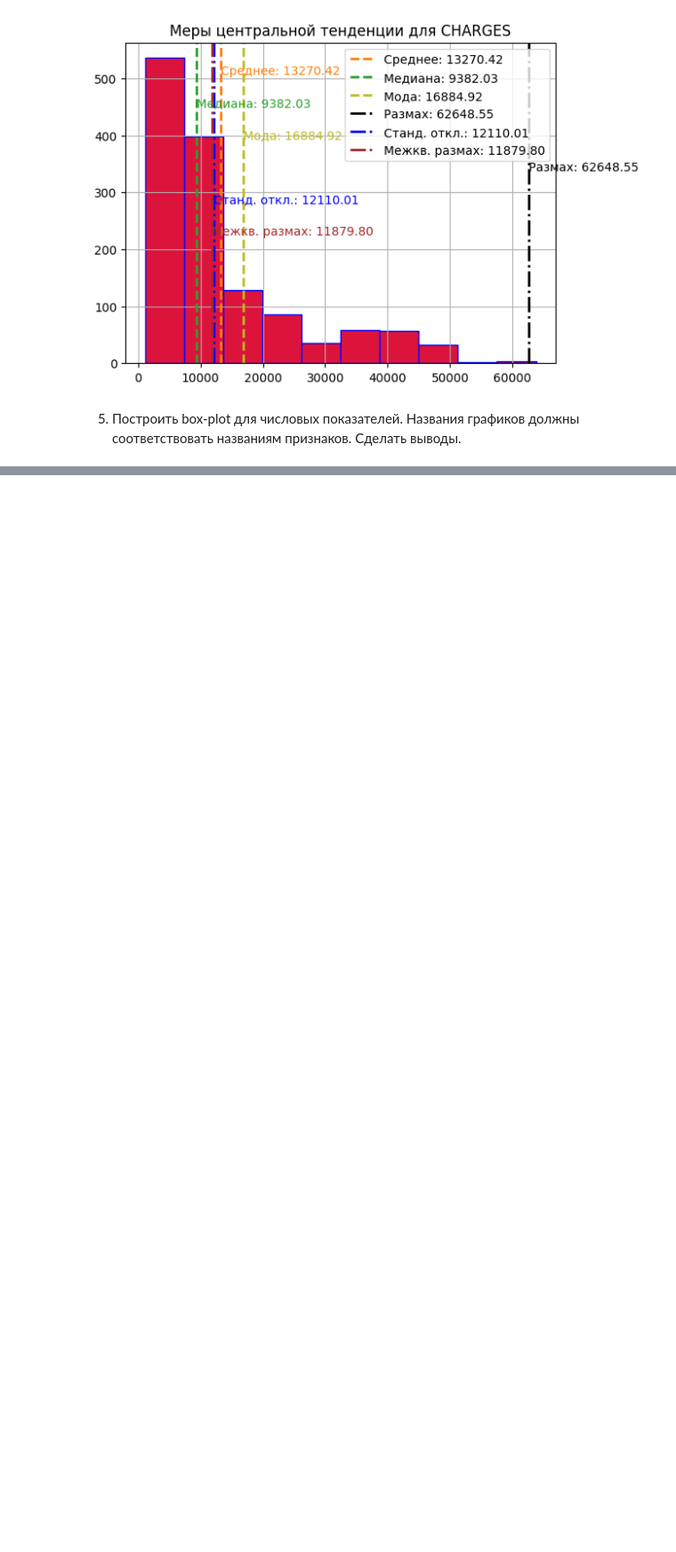
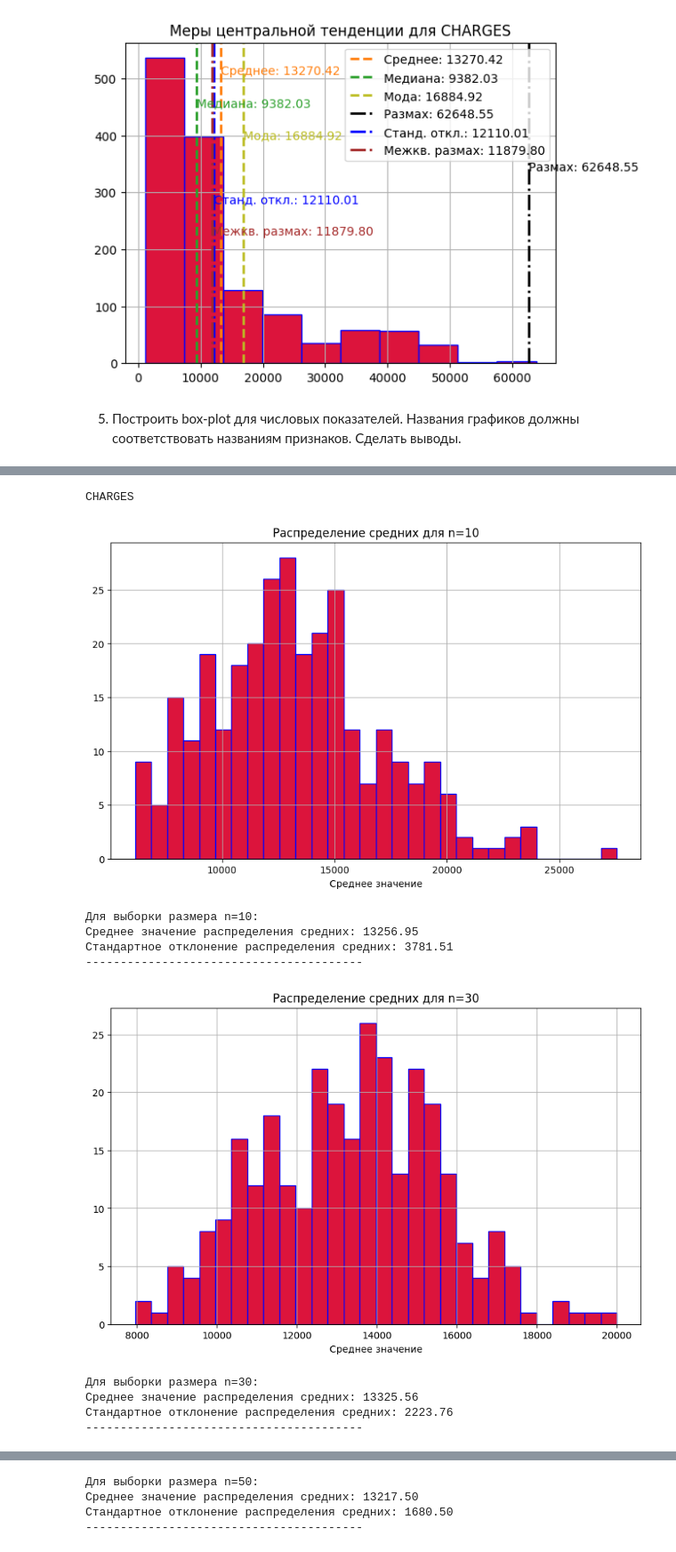
Before and after one commit to desolee7/TIABD, a Jupyter notebook: 3Praktika/3Praktika.ipynb, the cells around one changed output, grey strips where cells are left out. Shown at 89% size. Saved outputs shown, nothing was run; the diff lists cells and outputs as text; code cells hidden in the pictures; blank space fills up the shorter version.

```diff
--- a/3Praktika/3Praktika.ipynb
+++ b/3Praktika/3Praktika.ipynb
@@ -137,0 +174,52 @@ plt.show()
+# %%
+import numpy as np
+import pandas as pd
+import matplotlib.pyplot as plt
+
+file_path = 'insurance.csv'
+data = pd.read_csv(file_path)
+
+data_charges = data['charges']
+data_bmi = data['bmi']
+
+def central_limit_theorem(feature, sample_sizes, num_samples=300):
+    for n in sample_sizes:
+        means = []
+
+        for _ in range(num_samples):
+            sample = feature.sample(n, replace=False)
+            means.append(sample.mean())
+
+        plt.figure(figsize=(10, 6))
+        plt.hist(means, bins=30, color='crimson', edgecolor='blue')
+        plt.title(f'Распределение средних для n={n}')
+        plt.xlabel('Среднее значение')
+        plt.grid(True)
+        plt.show()
+
+        mean_of_means = np.mean(means)
+        std_of_means = np.std(means)
+
+        print(f"Для выборки размера n={n}:")
+        print(f"Среднее значение распределения средних: {mean_of_means:.2f}")
+        print(f"Стандартное отклонение распределения средних: {std_of_means:.2f}")
+        print("-" * 40)
+
+sample_sizes = [10, 30, 50, 100]
+
+print("CHARGES")
+central_limit_theorem(data_charges, sample_sizes)
+print('BMI')
+central_limit_theorem(data_bmi, sample_sizes)
+# %% [output]
+CHARGES
+[figure, added]
+Для выборки размера n=10:
+Среднее значение распределения средних: 13256.95
+Стандартное отклонение распределения средних: 3781.51
+----------------------------------------
+[figure, added]
+Для выборки размера n=30:
+Среднее значение распределения средних: 13325.56
+Стандартное отклонение распределения средних: 2223.76
+----------------------------------------
@@ -137,0 +227,4 @@ plt.show()
+Для выборки размера n=50:
+Среднее значение распределения средних: 13217.50
+Стандартное отклонение распределения средних: 1680.50
+----------------------------------------
```
Also changed, not shown: parts of 3 cells of this notebook.
